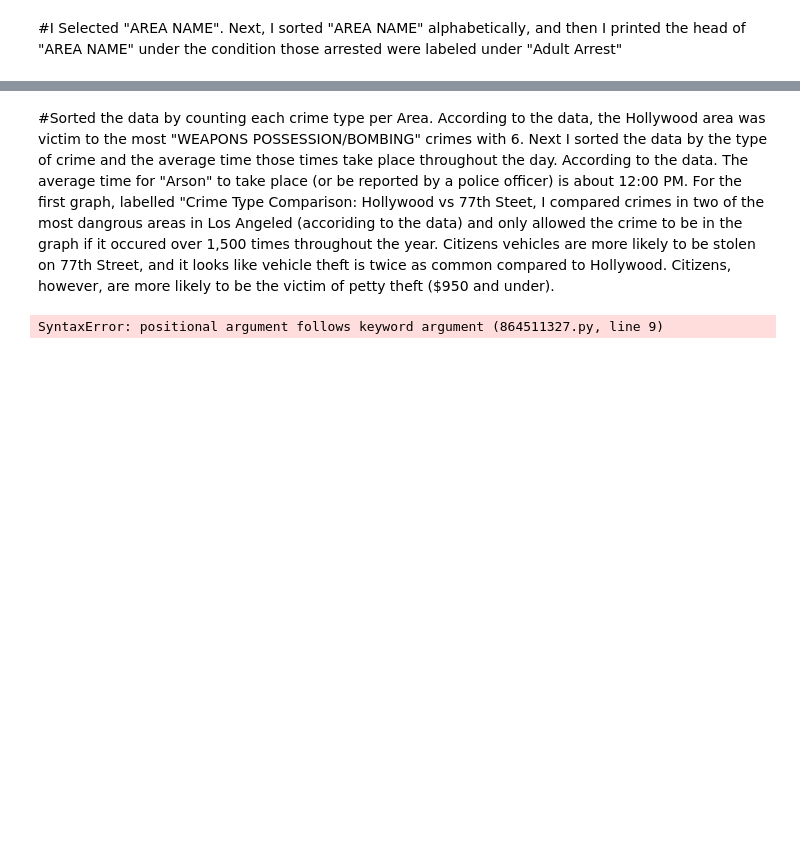
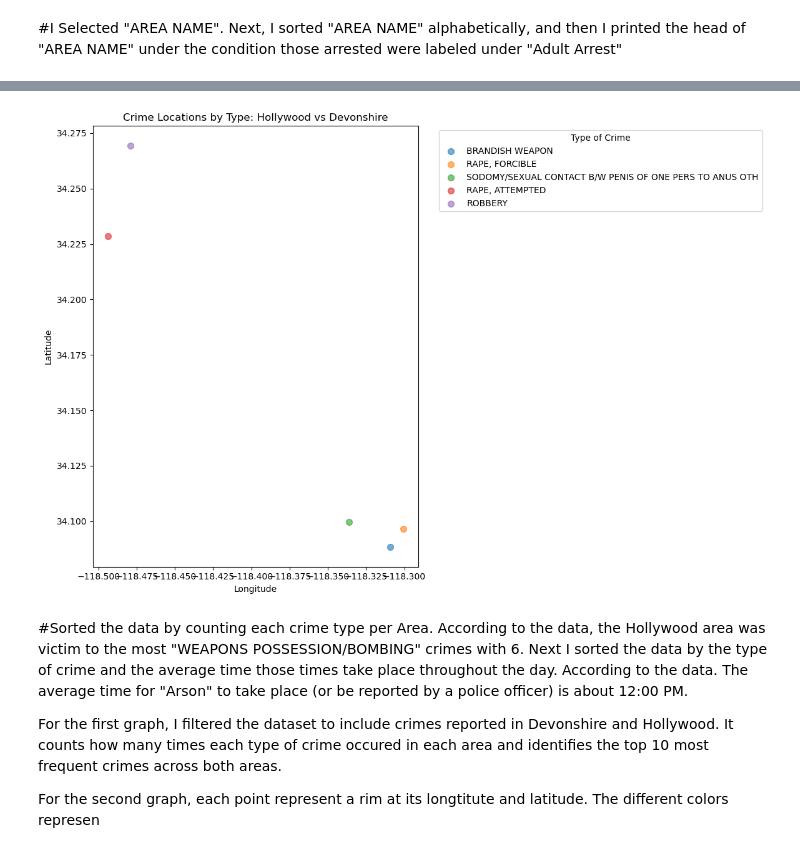
Before and after one commit to MaxBurkhart-IA/IA-340, a Jupyter notebook: Lab-2.ipynb, the cells around one changed output, grey strips where cells are left out. Drawn from its saved outputs; the diff is of its cells as text; code cells hidden in the pictures; blank space fills up the shorter version.

```diff
--- a/Lab-2.ipynb
+++ b/Lab-2.ipynb
@@ -256,22 +261,30 @@ plt.show()
+# %%
+import pandas as pd
+import matplotlib.pyplot as plt
+
+# Filter for areas if needed
+areas = ['Hollywood', 'Devonshire']
+df_filtered = df[df['AREA NAME'].isin(areas)]
+
+# Scatter plot: longitude vs latitude, colored by Type of Crime
+plt.figure(figsize=(12,8))
+crime_types = df_filtered['Type of Crime'].unique()
+
+for crime in crime_types:
+    subset = df_filtered[df_filtered['Type of Crime'] == crime]
+    plt.scatter(subset['LON'], subset['LAT'], label=crime, alpha=0.6, s=50)
+
+plt.title('Crime Locations by Type: Hollywood vs Devonshire')
+plt.xlabel('Longitude')
+plt.ylabel('Latitude')
+plt.legend(title='Type of Crime', bbox_to_anchor=(1.05, 1), loc='upper left')
+plt.tight_layout()
+plt.show()
+# %% [output]
+[figure, added]
 # %% [markdown]
 #Sorted the data by counting each crime type per Area. According to the data, the Hollywood area was victim to the most "WEAPONS POSSESSION/BOMBING" crimes with 6. Next I sorted the data by the type of crime and the average time those times take place throughout the day. According to the data. The average time for "Arson" to take place (or be reported by a police officer) is about 12:00 PM.
-For the first graph, labelled "Crime Type Comparison: Hollywood vs 77th Steet, I compared crimes in two of the most dangrous areas in Los Angeled (accoriding to the data) and only allowed the crime to be in the graph if it occured over 1,500 times throughout the year. Citizens vehicles are more likely to be stolen on 77th Street, and it looks like vehicle theft is twice as common compared to Hollywood. Citizens, however, are more likely to be the victim of petty theft ($950 and under).
+
+For the first graph, I filtered the dataset to include crimes reported in Devonshire and Hollywood. It counts how many times each type of crime occured in each area and identifies the top 10 most frequent crimes across both areas.
+
+For the second graph, each point represent a rim at its longtitute and latitude. The different colors represen
-# %%
-import pandas as pd
-import matplotlib.pyplot as plt
-
-assault_df = df[df['Crm Cd Desc'] == 'AGGRAVATED ASSAULT']
-
-assault_counts = assault_df['AREA NAME'].value_counts()
-
-top_areas = assault_counts.head(10)
-top_areas.plot(kind='pie', ...)
-
-plt.figure(figsize=(10, 8))
-assault_counts.plot(kind='pie', autopct='%1.1f%%', startangle=140)
-plt.title('Distribution of AGGRAVATED ASSAULT by Area')
-plt.ylabel('')  # Hide y-axis label
-plt.tight_layout()
-plt.show()
-# %% [output]
-SyntaxError: positional argument follows keyword argument (864511327.py, line 9)
```
Also changed, not shown: parts of 4 cells of this notebook.
